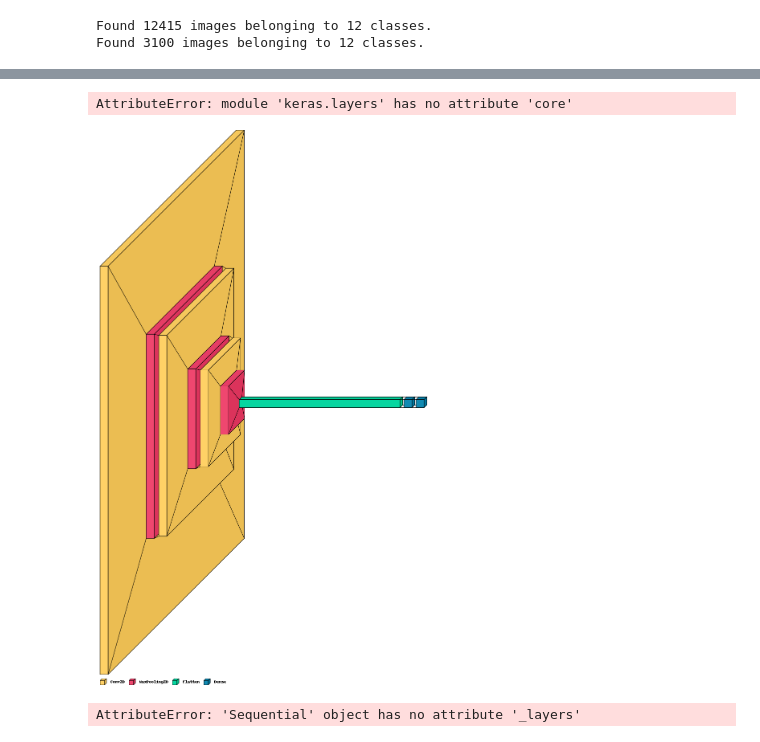
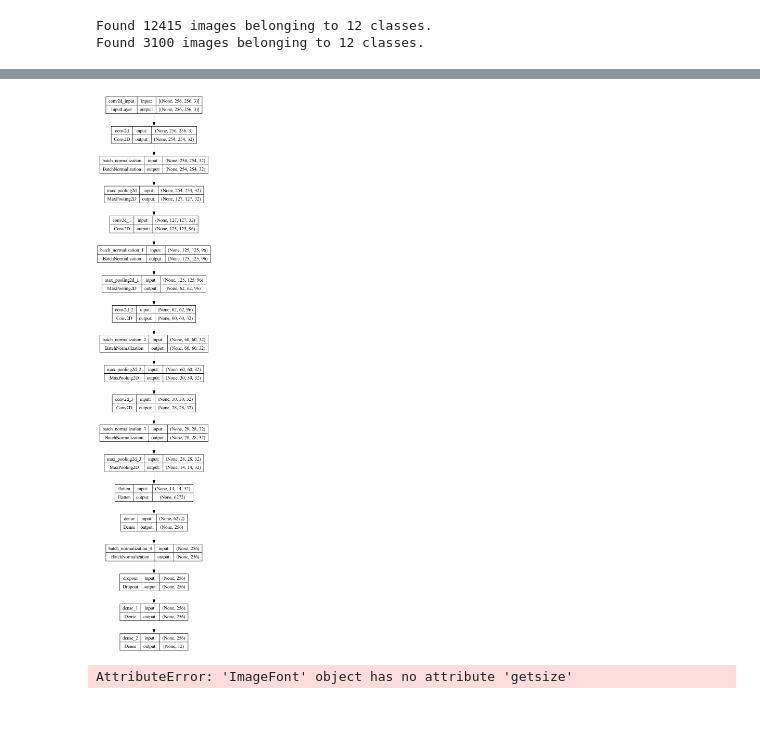
Before and after one commit to powerzarse/Machine-Learning-2, a Jupyter notebook: CNN Visualization.ipynb, the cells around one changed output, grey strips where cells are left out. Drawn from its saved outputs; the diff is of its cells as text; code cells hidden in the pictures; blank space fills up the shorter version.

```diff
--- a/CNN Visualization.ipynb
+++ b/CNN Visualization.ipynb
@@ -111,0 +139,7 @@ _________________________________________________________________
+# %%
+tuner_dir = 'bayesian_optimization/garbage_classification'
+model_path = 'best_models/hyperparameter_model.keras'
+history_path = 'best_models'  # Verzeichnis, in dem die Historie gespeichert wird
+history_filename_hp = 'best_model_hp_model_training_history.json'
+
+hyperparameter_model = load_model(model_path)
@@ -112,39 +165,22 @@ _________________________________________________________________
 # %%
-from keras.models import Sequential
-from keras.layers import Dense
-from ann_visualizer.visualize import ann_viz
-
-# Define the Sequential model
-network = Sequential()
-
-# Hidden Layer #1
-network.add(Dense(units=6,
-                  activation='relu',
-                  kernel_initializer='uniform',
-                  input_dim=11))
-
-# Hidden Layer #2
-network.add(Dense(units=6,
-                  activation='relu',
-                  kernel_initializer='uniform'))
-
-# Output Layer
-network.add(Dense(units=1,
-                  activation='sigmoid',
-                  kernel_initializer='uniform'))
-
-# Visualize the model
-ann_viz(network, title="")
+model_cnn2, model_cnn3, hyperparameter_model, model_VGG16_transfer, vgg16_ft, model_resnet
-# %% [output]
-AttributeError: module 'keras.layers' has no attribute 'core'
 # %%
-import visualkeras
-from PIL import ImageFont
-visualkeras.layered_view(model, legend=True)
+from tensorflow.keras.utils import plot_model
+
+plot_model(hyperparameter_model,
+
+           to_file='keras_model_plot.png',
+
+           show_shapes=True,
+
+           show_layer_names=True)
 # %% [output]
-[figure, old version]
+[figure, new version]
 # %%
-visualkeras.graph_view(model)
+import visualkeras
+from PIL import ImageFont
+
+visualkeras.layered_view(model_cnn2, legend=True)
 # %% [output]
-AttributeError: 'Sequential' object has no attribute '_layers'
+AttributeError: 'ImageFont' object has no attribute 'getsize'
 # %%
```
Also changed, not shown: parts of 11 cells of this notebook, 3 other files.
